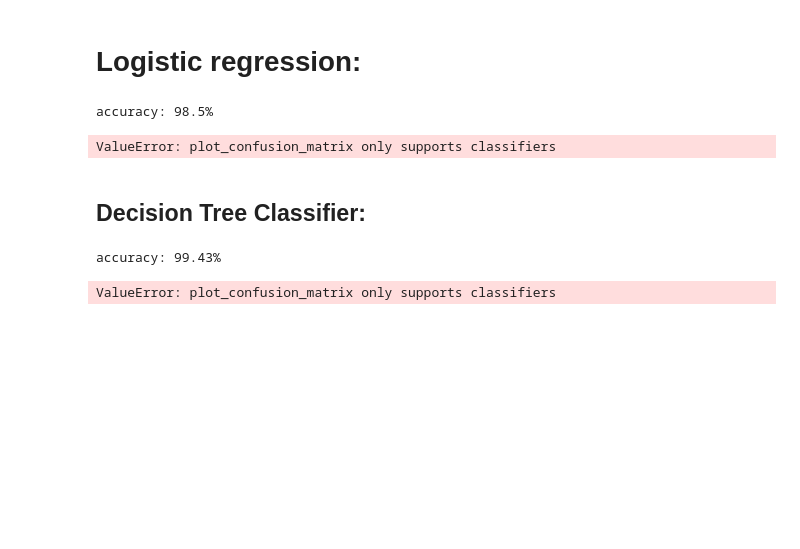
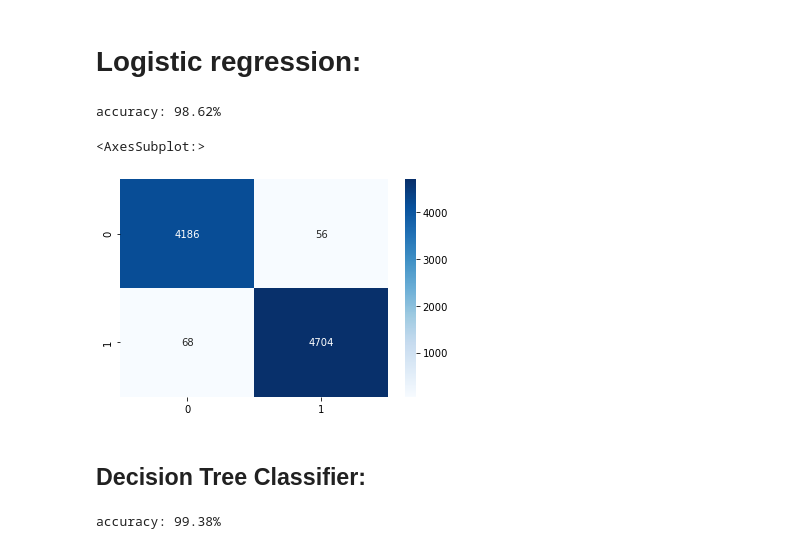
Before and after one commit to github4dheeraj/ML-Springboard, a Jupyter notebook: Capstone-Projects/fake-news-data-exploration.ipynb, the cells around one changed output. Cells and saved outputs as stored; diff of their text form; code cells hidden in the pictures; blank space fills up the shorter version.

Commit message:
Fixed plotting confusion matrix

```diff
--- a/Capstone-Projects/fake-news-data-exploration.ipynb
+++ b/Capstone-Projects/fake-news-data-exploration.ipynb
@@ -256,6 +256,7 @@ from sklearn.pipeline import Pipeline
 from sklearn.feature_extraction.text import TfidfTransformer
 from sklearn.feature_extraction.text import CountVectorizer
 from sklearn.linear_model import LogisticRegression
+import seaborn as sns
 
 # tfidf = TfidfVectorizer(analyzer='word', token_pattern=r'\w{1,}', max_features=5000)
 # tfidf_ngrams = TfidfVectorizer(analyzer='word', token_pattern=r'\w{1,}', ngram_range=(2,3), max_features=5000)
@@ -274,14 +275,18 @@ model = pipe.fit(train_data, train_labels)
 # Accuracy
 prediction = model.predict(test_data)
 print("accuracy: {}%".format(round(accuracy_score(test_labels, prediction)*100,2)))
-cm = metrics.confusion_matrix(test_labels, prediction)
+cm = metrics.confusion_matrix(test_labels, prediction, labels=['FAKE','REAL'])
 
-plot_confusion_matrix(cm, test_data, test_labels,
-                         display_labels=['Fake', 'Real'],
-                         cmap=plt.cm.Blues)
+# plot_confusion_matrix(cm, test_data, test_labels,
+#                          display_labels=['Fake', 'Real'],
+#                          cmap=plt.cm.Blues)
 # %% [output]
-accuracy: 98.5%
+accuracy: 98.62%
-ValueError: plot_confusion_matrix only supports classifiers
+# %%
+sns.heatmap(cm, annot=True,cmap='Blues', fmt='g')
+# %% [output]
+<AxesSubplot:>
+[figure, added]
 # %% [markdown]
 ## Decision Tree Classifier:
 # %%
@@ -300,10 +305,9 @@ prediction = model.predict(test_data)
 print("accuracy: {}%".format(round(accuracy_score(test_labels, prediction)*100,2)))
 
 
-cm = metrics.confusion_matrix(test_labels, prediction)
-plot_confusion_matrix(cm, test_data, test_labels,
-                         display_labels=['Fake', 'Real'],
-                         cmap=plt.cm.Blues)
+cm = metrics.confusion_matrix(test_labels, prediction, labels=['FAKE','REAL'])
+# plot_confusion_matrix(cm, test_data, test_labels,
+#                          display_labels=['Fake', 'Real'],
+#                          cmap=plt.cm.Blues)
 # %% [output]
-accuracy: 99.43%
+accuracy: 99.38%
-ValueError: plot_confusion_matrix only supports classifiers
```
Also changed, not shown: parts of 10 cells of this notebook.
